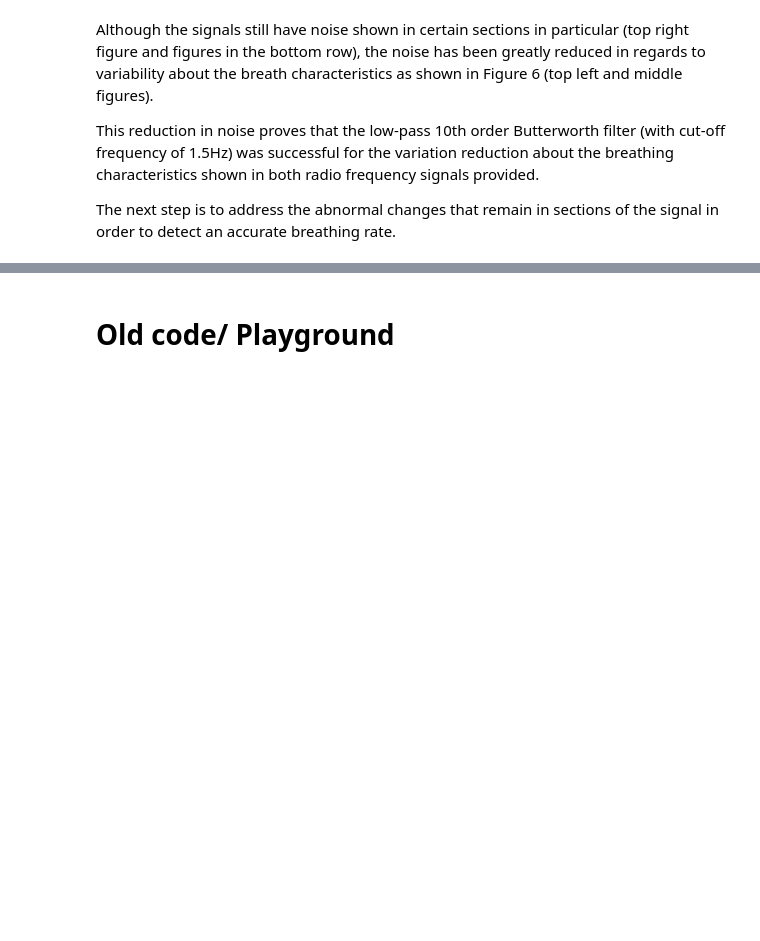
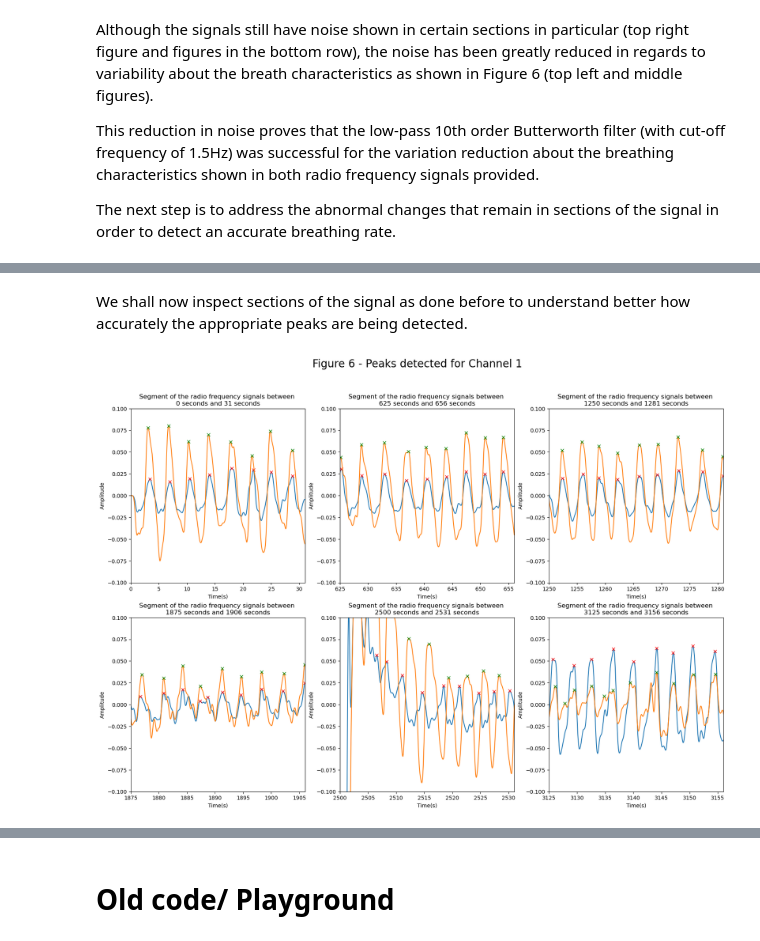
Before and after one commit to AoibheT-H/Algorithm_Challenge, a Jupyter notebook: Aoibhe_Turner_Heaney_Algorithm_Challenge.ipynb, the cells around one changed output, grey strips where cells are left out. Cells and saved outputs as stored; diff of their text form; code cells hidden in the pictures; blank space fills up the shorter version.

```diff
--- a/Aoibhe_Turner_Heaney_Algorithm_Challenge.ipynb
+++ b/Aoibhe_Turner_Heaney_Algorithm_Challenge.ipynb
@@ -431,0 +449,25 @@ numpy.ndarray
+# %% [markdown]
+We shall now inspect sections of the signal as done before to understand better how accurately the appropriate peaks are being detected.
+# %%
+w = 500 #number of samples in segment
+ind = 0
+plt.figure(figsize=(20,13)).suptitle('Figure 6 - Peaks detected for Channel 1', fontsize=20)
+
+for i in range(0, N-w, w*20):
+    ind+=1
+    plt.subplot(2, 3, ind)
+    time_axis_segment = np.linspace(i//fs, (i+w)//fs, w)
+    plt.plot(time_axis, LP_filtered_avg_sig_1, color="#1f77b4")
+    plt.plot(peaks_detected_LP_avg_sig_1/fs, LP_filtered_avg_sig_1[peaks_detected_LP_avg_sig_1], "x", color="r") # divide peaks by sampling frequency such that both signal and peaks can be plotted in the same units of seconds
+    plt.plot(time_axis, LP_filtered_avg_sig_2, color="#ff7f0e")
+    plt.plot(peaks_detected_LP_avg_sig_2/fs, LP_filtered_avg_sig_2[peaks_detected_LP_avg_sig_2], "x", color="g") # divide peaks by sampling frequency such that both signal and peaks can be plotted in the same units of seconds
+    plt.xlabel('Time(s)')
+    plt.ylabel('Amplitude')
+    plt.title('Segment of the radio frequency signals between \n'+str(int(time_axis_segment[0]))+' seconds and '+str(int(time_axis_segment[-1]))+' seconds')
+    plt.xlim([time_axis_segment[0], time_axis_segment[-1]])
+    plt.ylim([-0.1, 0.1])
+    if ind == 6:
+        break
+plt.show()
+# %% [output]
+[figure, added]
```
Also changed, not shown: parts of 29 cells of this notebook.
